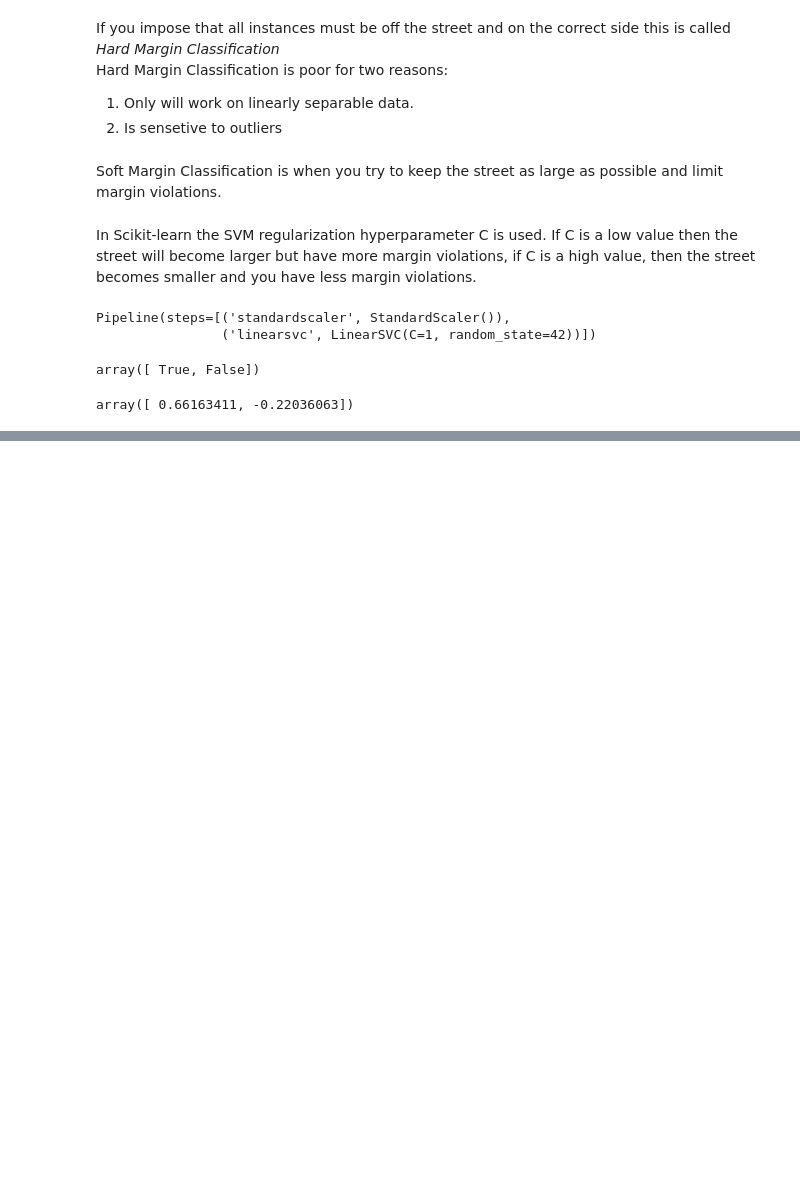
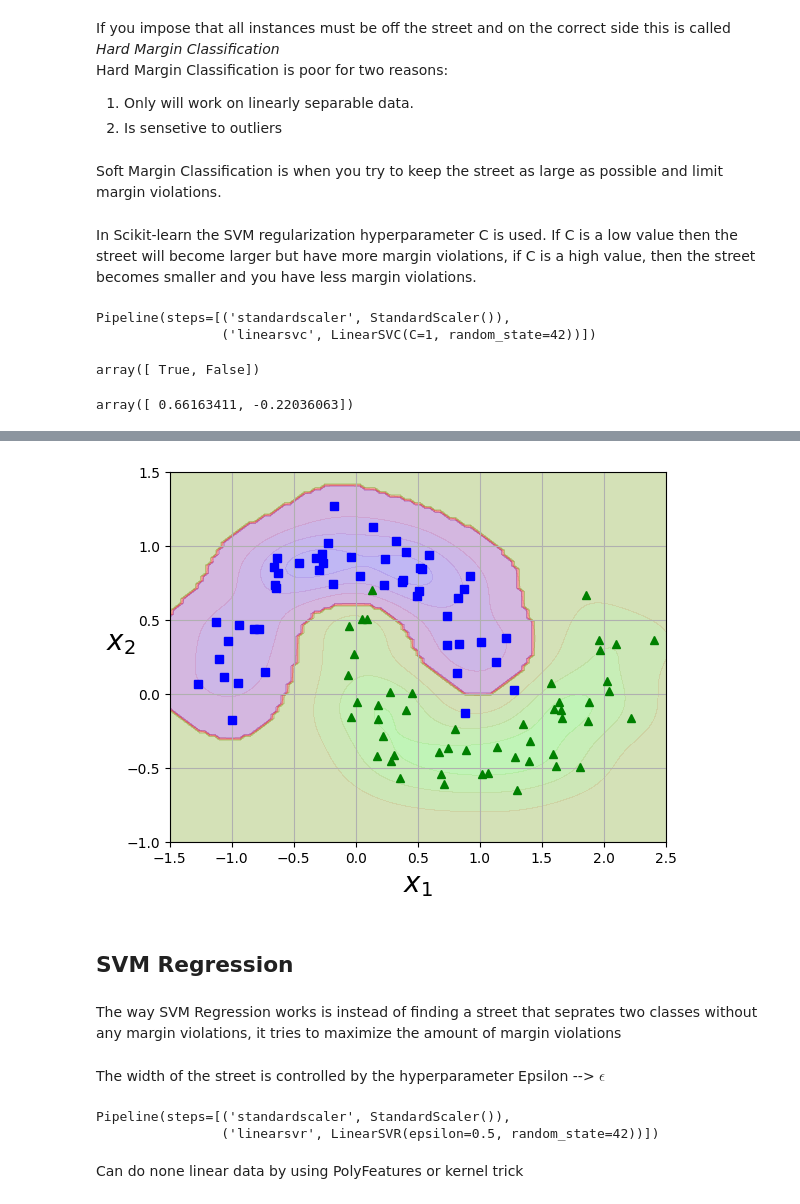
Before and after one commit to mishamickevicius/ML-Projects, a Jupyter notebook: ML-Book-Chapter-Notes/Chapter 5 Support Vector Machines.ipynb, the cells around one changed output, grey strips where cells are left out. Cells and saved outputs as stored; diff of their text form; code cells hidden in the pictures; blank space fills up the shorter version.

```diff
--- a/ML-Book-Chapter-Notes/Chapter 5 Support Vector Machines.ipynb
+++ b/ML-Book-Chapter-Notes/Chapter 5 Support Vector Machines.ipynb
@@ -49,0 +135,28 @@ array([ 0.66163411, -0.22036063])
+# %%
+plot_predictions(rbf_kernel_svm_clf, [-1.5, 2.5, -1, 1.5])
+plot_dataset(X, y, [-1.5, 2.5, -1, 1.5])
+
+plt.show()
+# %% [output]
+[figure, added]
+# %% [markdown]
+## SVM Regression
+# %% [markdown]
+The way SVM Regression works is instead of finding a street that seprates two classes without any margin violations, it tries to maximize the amount of margin violations
+# %% [markdown]
+The width of the street is controlled by the hyperparameter Epsilon --> $ \epsilon $
+# %%
+from sklearn.datasets import make_regression
+from sklearn.svm import LinearSVR
+
+X, y = make_regression(n_samples=100, n_features=2, random_state=42)
+
+svm_reg = make_pipeline(StandardScaler(),
+                       LinearSVR(epsilon=0.5, random_state=42))
+
+svm_reg.fit(X,y)
+# %% [output]
+Pipeline(steps=[('standardscaler', StandardScaler()),
+                ('linearsvr', LinearSVR(epsilon=0.5, random_state=42))])
+# %% [markdown]
+Can do none linear data by using PolyFeatures or kernel trick
```
Also changed, not shown: parts of 19 cells of this notebook, 1 other file.
